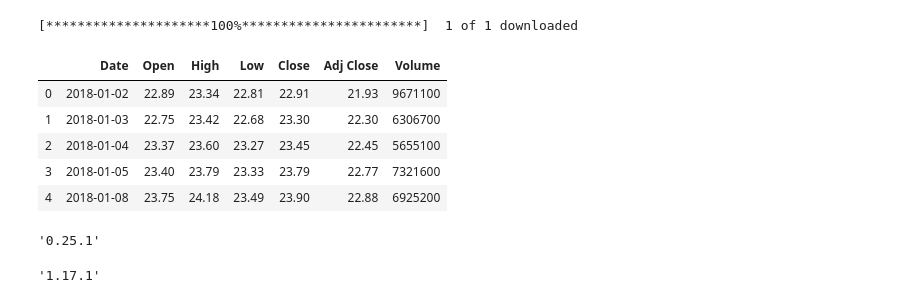
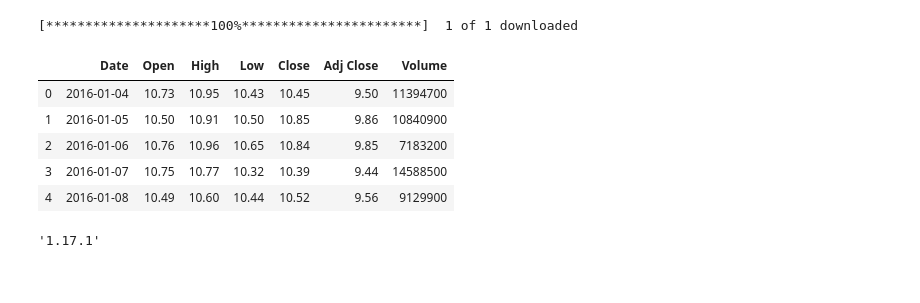
Before and after one commit to ThiagoBfim/price-predict, a Jupyter notebook: Price Prediction.ipynb, the cells around one changed output. Saved outputs shown, nothing was run; the diff lists cells and outputs as text; code cells hidden in the pictures.

```diff
--- a/Price Prediction.ipynb
+++ b/Price Prediction.ipynb
@@ -28,19 +28,15 @@ Requirement already satisfied, skipping upgrade: six>=1.5 in d:\programas\anacon
 # %%
 from pandas_datareader import data as pdr
 import yfinance  as yf
 yf.pdr_override()
-df_full = pdr.get_data_yahoo("B3SA3.SA", start="2018-01-01").reset_index()
-df_full.to_csv('output/B3SA3.SA.csv',index=False)
+df_full = pdr.get_data_yahoo("B3SA3.SA", start="2016-01-01").reset_index()
+df_full.to_csv('output/B3SA3.csv',index=False)
 df_full.head()
 # %% [output]
 [*********************100%***********************]  1 of 1 downloaded
 |  | Date | Open | High | Low | Close | Adj Close | Volume |
-| 0 | 2018-01-02 | 22.89 | 23.34 | 22.81 | 22.91 | 21.93 | 9671100 |
-| 1 | 2018-01-03 | 22.75 | 23.42 | 22.68 | 23.30 | 22.30 | 6306700 |
-| 2 | 2018-01-04 | 23.37 | 23.60 | 23.27 | 23.45 | 22.45 | 5655100 |
-| 3 | 2018-01-05 | 23.40 | 23.79 | 23.33 | 23.79 | 22.77 | 7321600 |
-| 4 | 2018-01-08 | 23.75 | 24.18 | 23.49 | 23.90 | 22.88 | 6925200 |
+| 0 | 2016-01-04 | 10.73 | 10.95 | 10.43 | 10.45 | 9.50 | 11394700 |
+| 1 | 2016-01-05 | 10.50 | 10.91 | 10.50 | 10.85 | 9.86 | 10840900 |
+| 2 | 2016-01-06 | 10.76 | 10.96 | 10.65 | 10.84 | 9.85 | 7183200 |
+| 3 | 2016-01-07 | 10.75 | 10.77 | 10.32 | 10.39 | 9.44 | 14588500 |
+| 4 | 2016-01-08 | 10.49 | 10.60 | 10.44 | 10.52 | 9.56 | 9129900 |
-# %%
- pd.__version__
-# %% [output]
-'0.25.1'
```
Also changed, not shown: parts of 7 cells of this notebook, 3 other files.
